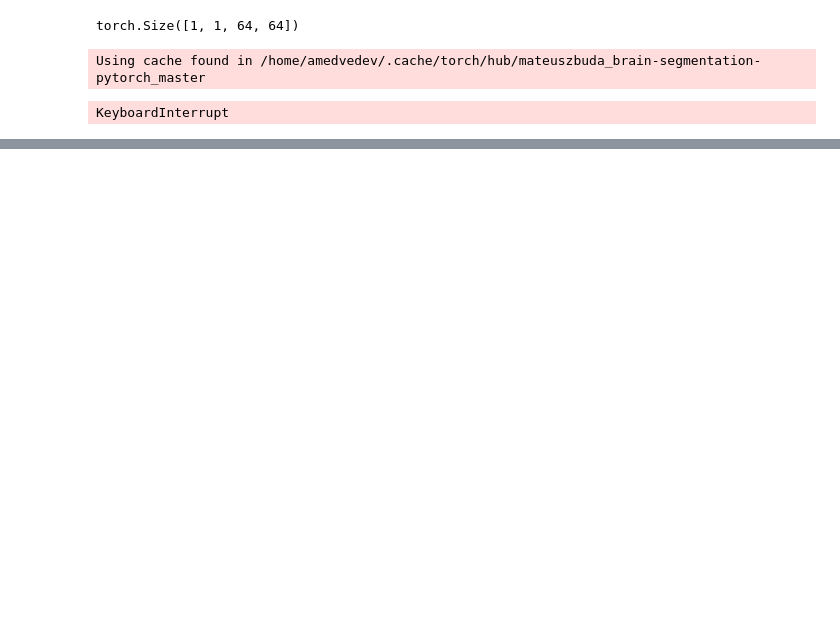
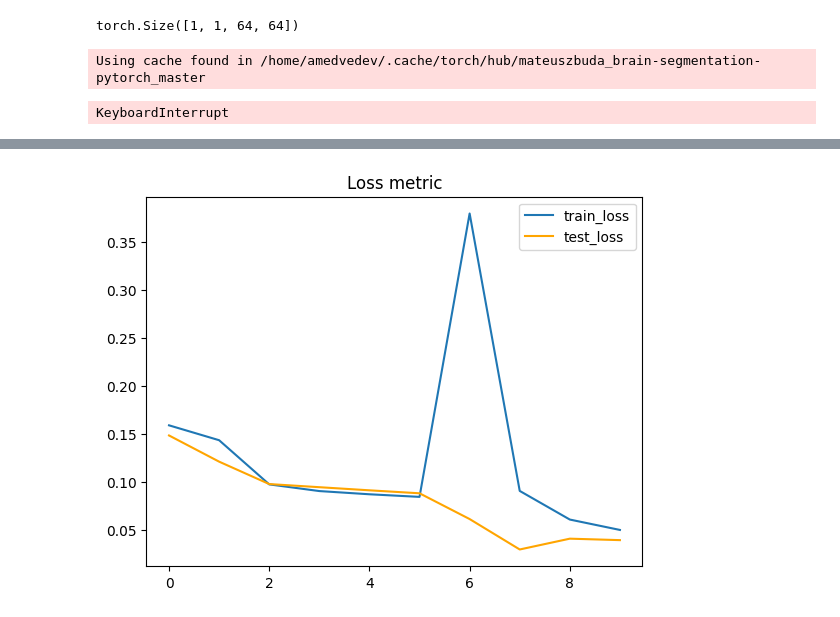
Before and after one commit to medaldev/DenoisingCNN, a Jupyter notebook: notebooks/denoiser_environment.ipynb, the cells around one changed output, grey strips where cells are left out. Cells and saved outputs as stored; diff of their text form; code cells hidden in the pictures; blank space fills up the shorter version.

```diff
--- a/notebooks/denoiser_environment.ipynb
+++ b/notebooks/denoiser_environment.ipynb
@@ -84,4 +114,6 @@ Epoch: 10       Training Loss: 2.193160         Validating Loss: 2.145203
 # %%
-env.show_metrics(n_last=40)
+env.show_metrics(n_last=10)
+# %% [output]
+[figure, added]
 # %%
 scores_before, scores = env.score(show=True)
```
Also changed, not shown: parts of 8 cells of this notebook, 15 other files.
